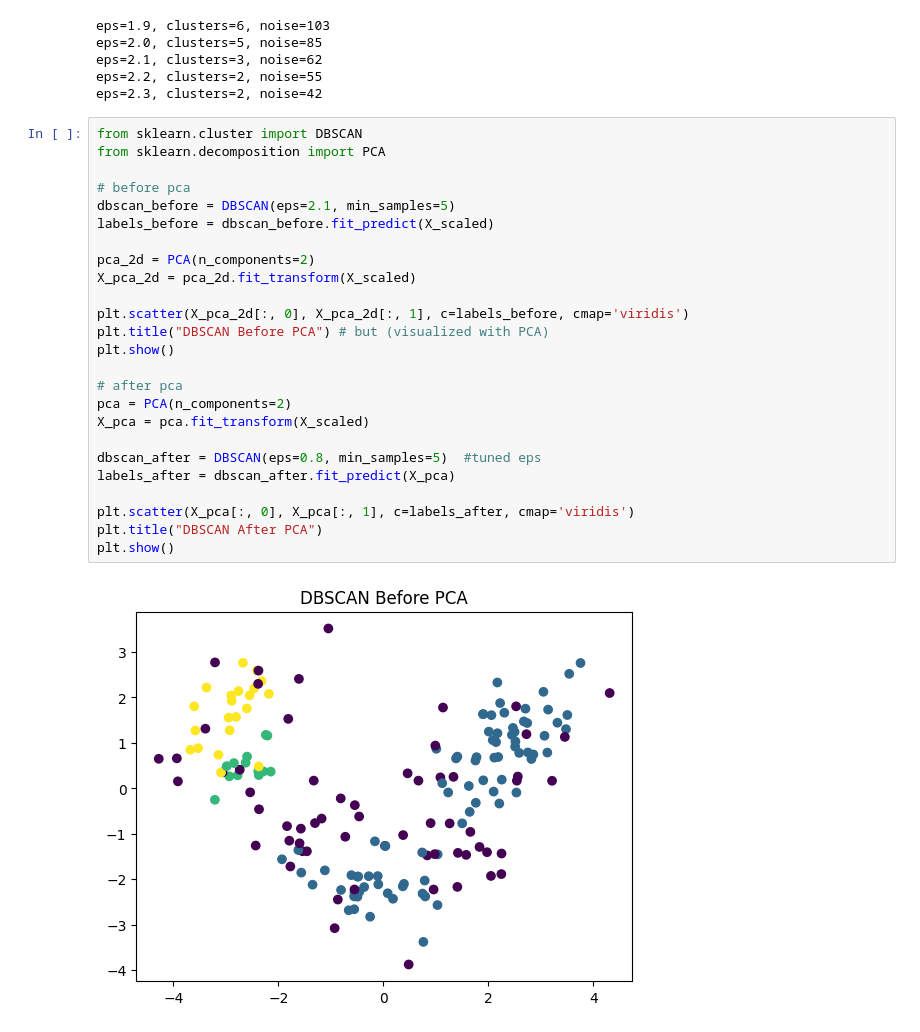
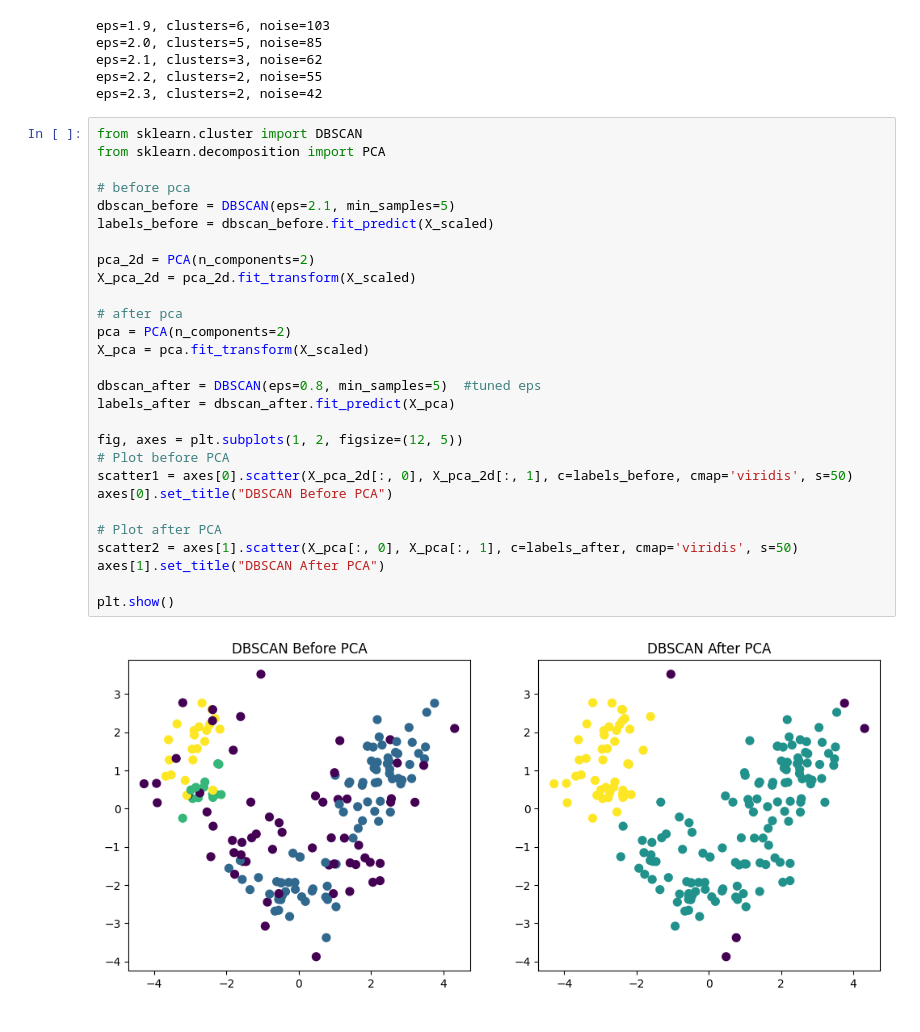
Before and after one commit to Ramahalharbi/Evaluating-Clustering-Before-and-After-PCA, a Jupyter notebook: Clustering_Mini_Project.ipynb, the cells around one changed output. Saved outputs shown, nothing was run; the diff lists cells and outputs as text.

```diff
--- a/Clustering_Mini_Project.ipynb
+++ b/Clustering_Mini_Project.ipynb
@@ -102,27 +102,30 @@ eps=2.3, clusters=2, noise=42
 # %%
 from sklearn.cluster import DBSCAN
 from sklearn.decomposition import PCA
 
 # before pca
 dbscan_before = DBSCAN(eps=2.1, min_samples=5)
 labels_before = dbscan_before.fit_predict(X_scaled)
 
 pca_2d = PCA(n_components=2)
 X_pca_2d = pca_2d.fit_transform(X_scaled)
 
-plt.scatter(X_pca_2d[:, 0], X_pca_2d[:, 1], c=labels_before, cmap='viridis')
-plt.title("DBSCAN Before PCA") # but (visualized with PCA)
-plt.show()
-
 # after pca
 pca = PCA(n_components=2)
 X_pca = pca.fit_transform(X_scaled)
 
 dbscan_after = DBSCAN(eps=0.8, min_samples=5)  #tuned eps
 labels_after = dbscan_after.fit_predict(X_pca)
 
-plt.scatter(X_pca[:, 0], X_pca[:, 1], c=labels_after, cmap='viridis')
-plt.title("DBSCAN After PCA")
+fig, axes = plt.subplots(1, 2, figsize=(12, 5))
+# Plot before PCA
+scatter1 = axes[0].scatter(X_pca_2d[:, 0], X_pca_2d[:, 1], c=labels_before, cmap='viridis', s=50)
+axes[0].set_title("DBSCAN Before PCA")
+
+# Plot after PCA
+scatter2 = axes[1].scatter(X_pca[:, 0], X_pca[:, 1], c=labels_after, cmap='viridis', s=50)
+axes[1].set_title("DBSCAN After PCA")
+
 plt.show()
 # %% [output]
-[figure, old version]
+[figure, new version]
```
Also changed, not shown: parts of 4 cells of this notebook.
